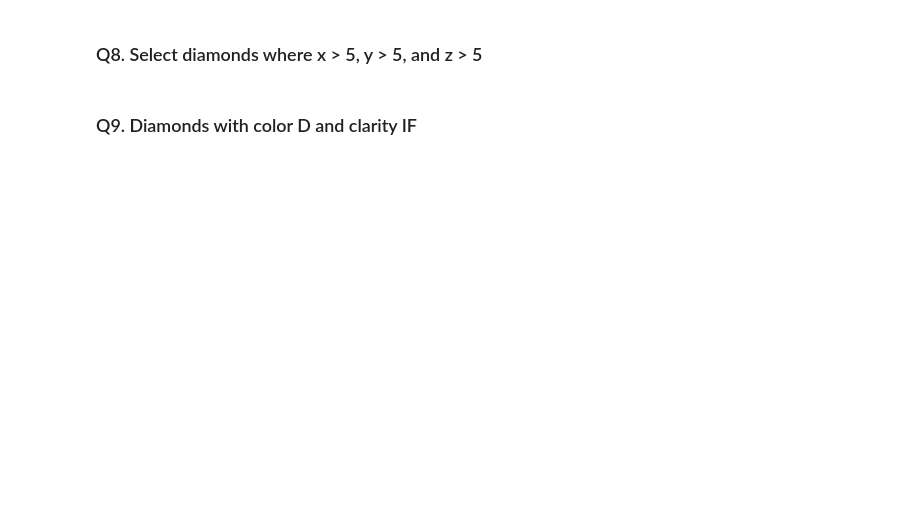
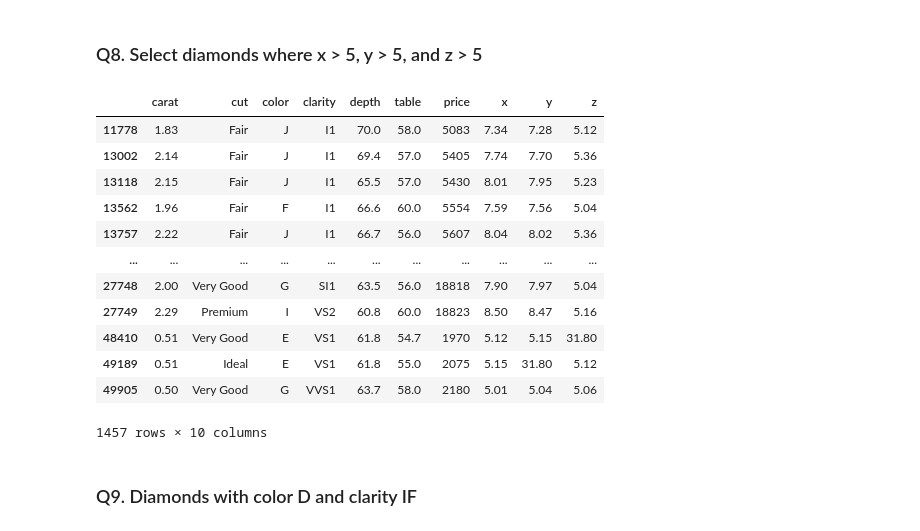
Before and after one commit to Shrikantlala24/Pandas, a Jupyter notebook: Diamonds_Pandas_Practice.ipynb, the cells around one changed output. Saved outputs shown, nothing was run; the diff lists cells and outputs as text; code cells hidden in the pictures; blank space fills up the shorter version.

```diff
--- a/Diamonds_Pandas_Practice.ipynb
+++ b/Diamonds_Pandas_Practice.ipynb
@@ -106,7 +148,28 @@ Name: count, dtype: int64
 # %% [markdown]
 ### Q8. Select diamonds where x > 5, y > 5, and z > 5
 # %%
-# Q8 – Your code here
+
+# * a Quick way to mask if all the column are masked and compared with one same value
+mask = diamonds[['x','y','z']] > 5
+
+
+# ! diamonds[mask]
+# ? this will give NaN values where condition is False, try to uncomment and run it
+diamonds[mask.all(axis=1)]
+# %% [output]
+|  | carat | cut | color | clarity | depth | table | price | x | y | z |
+| 11778 | 1.83 | Fair | J | I1 | 70.0 | 58.0 | 5083 | 7.34 | 7.28 | 5.12 |
+| 13002 | 2.14 | Fair | J | I1 | 69.4 | 57.0 | 5405 | 7.74 | 7.70 | 5.36 |
+| 13118 | 2.15 | Fair | J | I1 | 65.5 | 57.0 | 5430 | 8.01 | 7.95 | 5.23 |
+| 13562 | 1.96 | Fair | F | I1 | 66.6 | 60.0 | 5554 | 7.59 | 7.56 | 5.04 |
+| 13757 | 2.22 | Fair | J | I1 | 66.7 | 56.0 | 5607 | 8.04 | 8.02 | 5.36 |
+| ... | ... | ... | ... | ... | ... | ... | ... | ... | ... | ... |
+| 27748 | 2.00 | Very Good | G | SI1 | 63.5 | 56.0 | 18818 | 7.90 | 7.97 | 5.04 |
+| 27749 | 2.29 | Premium | I | VS2 | 60.8 | 60.0 | 18823 | 8.50 | 8.47 | 5.16 |
+| 48410 | 0.51 | Very Good | E | VS1 | 61.8 | 54.7 | 1970 | 5.12 | 5.15 | 31.80 |
+| 49189 | 0.51 | Ideal | E | VS1 | 61.8 | 55.0 | 2075 | 5.15 | 31.80 | 5.12 |
+| 49905 | 0.50 | Very Good | G | VVS1 | 63.7 | 58.0 | 2180 | 5.01 | 5.04 | 5.06 |
+1457 rows × 10 columns
 # %% [markdown]
 ### Q9. Diamonds with color D and clarity IF
 # %%
```
Also changed, not shown: parts of 20 cells of this notebook.
